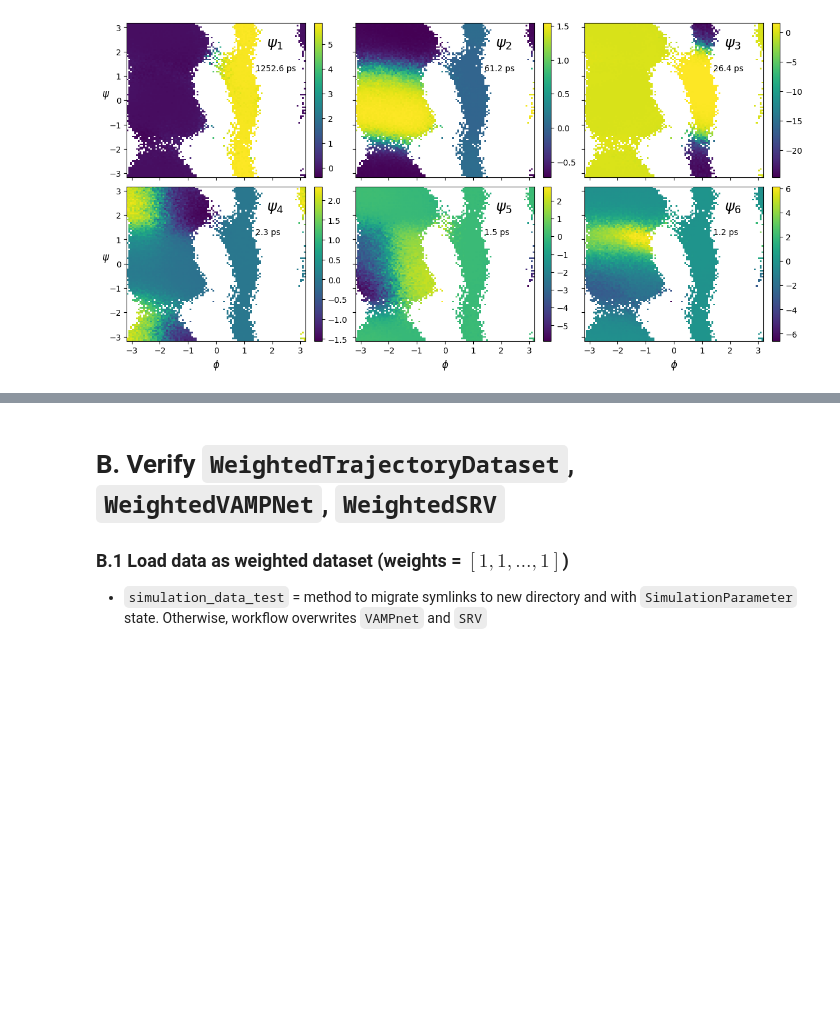
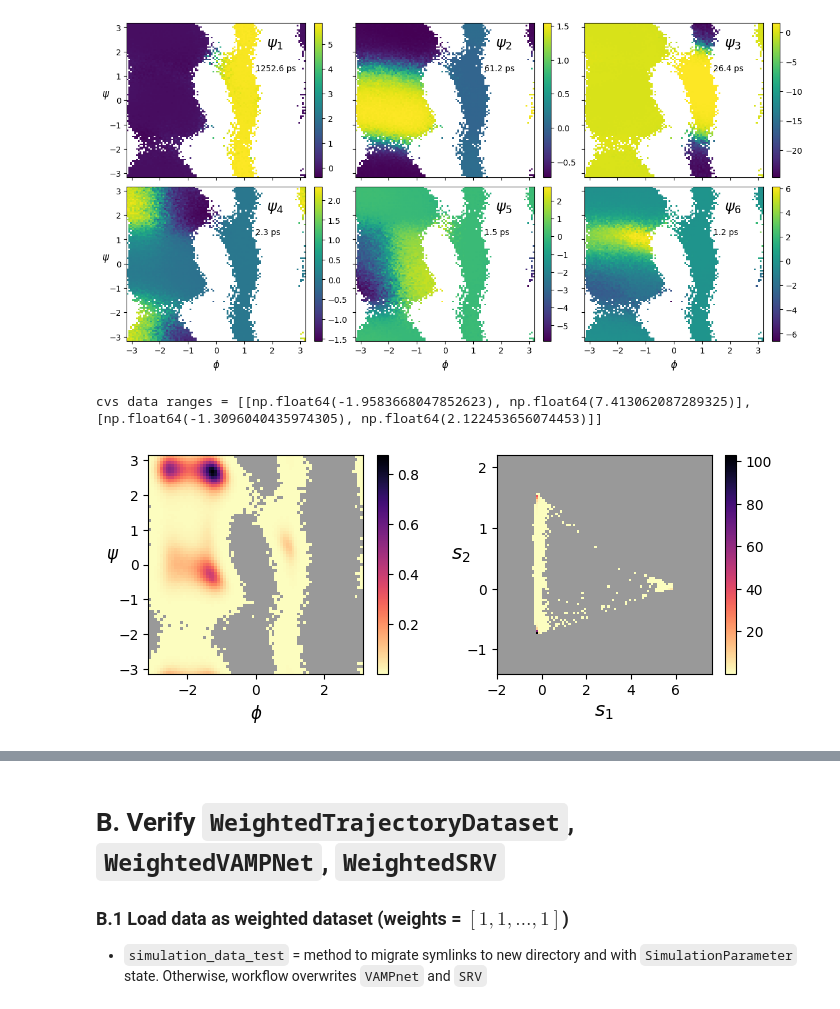
Before and after one commit to bbharland/vac-metad, a Jupyter notebook: 3-datarich-srv.ipynb, the cells around one changed output, grey strips where cells are left out. Cells and saved outputs as stored; diff of their text form; code cells hidden in the pictures; blank space fills up the shorter version.

Commit message:
nb: added histograms

```diff
--- a/3-datarich-srv.ipynb
+++ b/3-datarich-srv.ipynb
@@ -86,3 +86,21 @@ plot_eigfuncs(fig, axs, sd.theta_grid, sd.psi_grid, sd.timescales)
 fig.savefig("notes/figures/eigenfunctions.png", bbox_inches="tight")
 # %% [output]
 [figure]
+# %%
+from src.grid2d import ranges_data, grid1d_from_range, hist2d
+from src.plots import plot_dihedrals_hist2d
+from src.plots import plot_cvs_hist2d
+
+print(f"cvs data ranges = {ranges_data(sd.cvs, pad=0.25)}")
+
+x = grid1d_from_range([-2, 7.6])
+y = grid1d_from_range([-1.4, 2.2])
+
+fig, axs = plt.subplots(1, 2, figsize=(7, 3))
+plot_dihedrals_hist2d(fig, axs[0], sd.dihedrals)
+plot_cvs_hist2d(fig, axs[1], x, y, sd.cvs)
+fig.tight_layout()
+fig.savefig("notes/figures/unbiased-dih-cv-hist2d.png", bbox_inches="tight")
+# %% [output]
+cvs data ranges = [[np.float64(-1.9583668047852623), np.float64(7.413062087289325)], [np.float64(-1.3096040435974305), np.float64(2.122453656074453)]]
+[figure, added]
```
Also changed, not shown: parts of 2 cells of this notebook.
